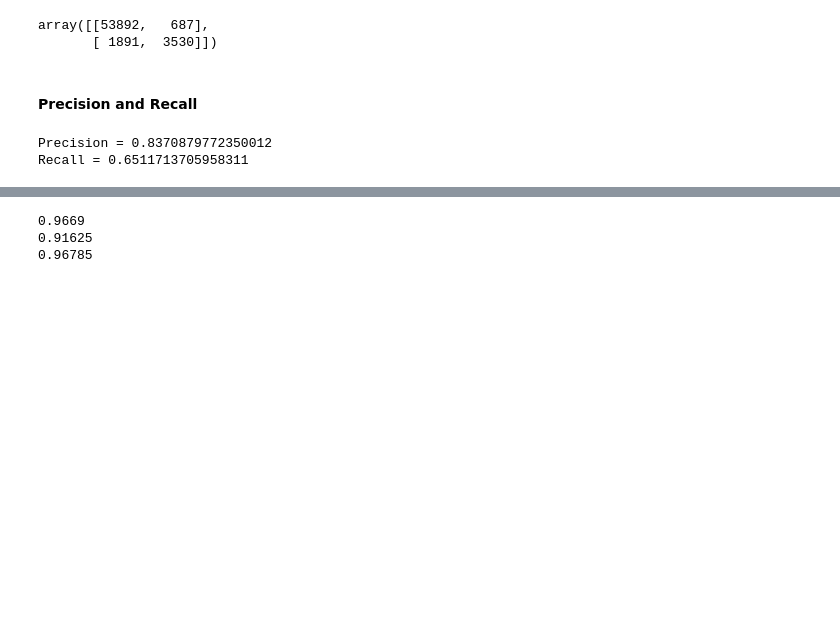
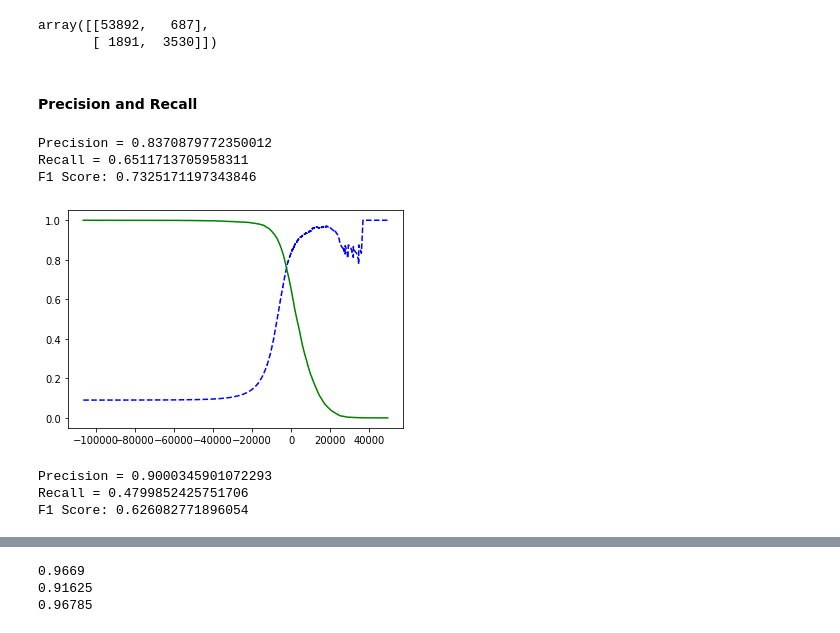
Before and after one commit to luikyv/courses-and-practices, a Jupyter notebook: handson-ml/chapter_03/classification.ipynb, the cells around one changed output, grey strips where cells are left out. Saved outputs shown, nothing was run; the diff lists cells and outputs as text; code cells hidden in the pictures; blank space fills up the shorter version.

```diff
--- a/handson-ml/chapter_03/classification.ipynb
+++ b/handson-ml/chapter_03/classification.ipynb
@@ -69,6 +74,30 @@ array([[53892,   687],
 # %%
 print(f"Precision = {precision_score(y_train_5, y_train_pred)}")
 print(f"Recall = {recall_score(y_train_5, y_train_pred)}")
+print(f"F1 Score: {f1_score(y_train_5, y_train_pred)}")
 # %% [output]
 Precision = 0.8370879772350012
 Recall = 0.6511713705958311
+F1 Score: 0.7325171197343846
+# %%
+def plot_precision_recall_vs_threshold(precisions, recalls, thresholds):
+    plt.plot(thresholds, precisions[:-1], "b--", label="Precision")
+    plt.plot(thresholds, recalls[:-1], "g-", label="Recall")
+
+y_train_scores = cross_val_predict(sgd_clf, X_train, y_train_5, cv = 3, method="decision_function")
+precisions, recalls, thresholds = precision_recall_curve(y_train_5, y_train_scores)
+plot_precision_recall_vs_threshold(precisions, recalls, thresholds)
+# %% [output]
+[figure, added]
+# %%
+# Get the lowest threshold that gives you at least 90% precision
+threshold_90_precision = thresholds[np.argmax(precisions >= 0.90)]
+y_train_pred_90 = y_train_scores >= threshold_90_precision
+
+print(f"Precision = {precision_score(y_train_5, y_train_pred_90)}")
+print(f"Recall = {recall_score(y_train_5, y_train_pred_90)}")
+print(f"F1 Score: {f1_score(y_train_5, y_train_pred_90)}")
+# %% [output]
+Precision = 0.9000345901072293
+Recall = 0.4799852425751706
+F1 Score: 0.626082771896054
```
Also changed, not shown: parts of 14 cells of this notebook.
